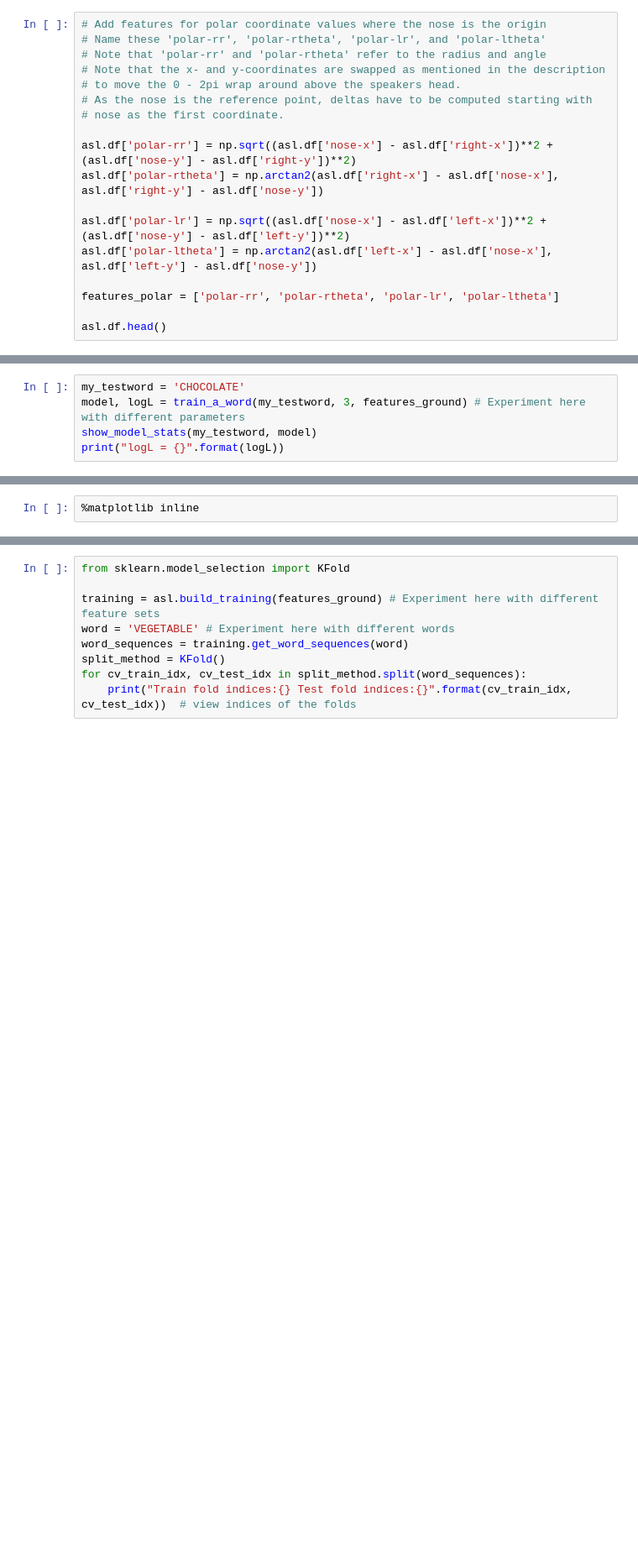
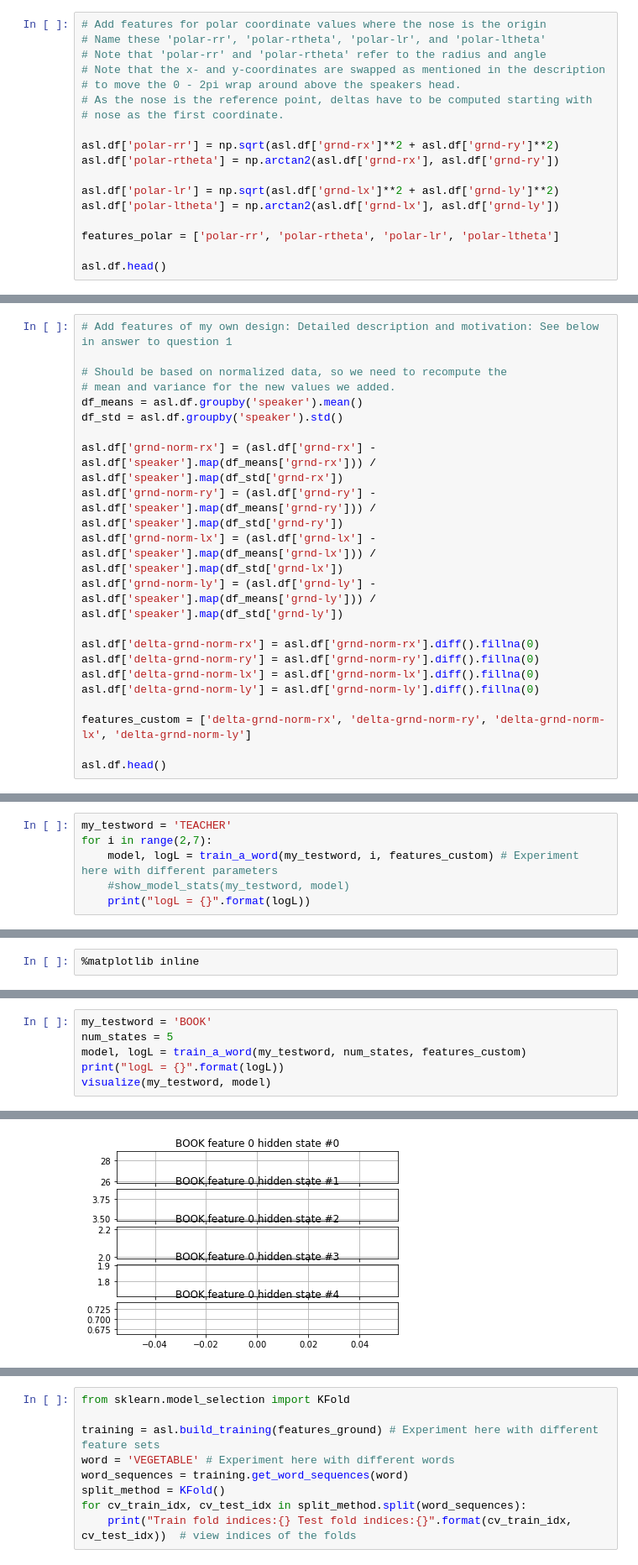
Before and after one commit to CarstenIsert/AIND-Recognizer, a Jupyter notebook: asl_recognizer.ipynb, the cells around one changed output, grey strips where cells are left out. Shown at 84% size. Cells and saved outputs as stored; diff of their text form; blank space fills up the shorter version.

Commit message:
Implemented custom features: Normalized deltas. Experiemnted.

```diff
--- a/asl_recognizer.ipynb
+++ b/asl_recognizer.ipynb
@@ -230,11 +230,11 @@ asl.df.head()
 # As the nose is the reference point, deltas have to be computed starting with
 # nose as the first coordinate.
 
-asl.df['polar-rr'] = np.sqrt((asl.df['nose-x'] - asl.df['right-x'])**2 + (asl.df['nose-y'] - asl.df['right-y'])**2)
-asl.df['polar-rtheta'] = np.arctan2(asl.df['right-x'] - asl.df['nose-x'], asl.df['right-y'] - asl.df['nose-y'])
+asl.df['polar-rr'] = np.sqrt(asl.df['grnd-rx']**2 + asl.df['grnd-ry']**2)
+asl.df['polar-rtheta'] = np.arctan2(asl.df['grnd-rx'], asl.df['grnd-ry'])
 
-asl.df['polar-lr'] = np.sqrt((asl.df['nose-x'] - asl.df['left-x'])**2 + (asl.df['nose-y'] - asl.df['left-y'])**2)
-asl.df['polar-ltheta'] = np.arctan2(asl.df['left-x'] - asl.df['nose-x'], asl.df['left-y'] - asl.df['nose-y'])
+asl.df['polar-lr'] = np.sqrt(asl.df['grnd-lx']**2 + asl.df['grnd-ly']**2)
+asl.df['polar-ltheta'] = np.arctan2(asl.df['grnd-lx'], asl.df['grnd-ly'])
 
 features_polar = ['polar-rr', 'polar-rtheta', 'polar-lr', 'polar-ltheta']
 
@@ -282,0 +271,21 @@ asl.df.head()
+# %%
+# Add features of my own design: Detailed description and motivation: See below in answer to question 1
+
+# Should be based on normalized data, so we need to recompute the
+# mean and variance for the new values we added.
+df_means = asl.df.groupby('speaker').mean()
+df_std = asl.df.groupby('speaker').std()
+
+asl.df['grnd-norm-rx'] = (asl.df['grnd-rx'] - asl.df['speaker'].map(df_means['grnd-rx'])) / asl.df['speaker'].map(df_std['grnd-rx'])
+asl.df['grnd-norm-ry'] = (asl.df['grnd-ry'] - asl.df['speaker'].map(df_means['grnd-ry'])) / asl.df['speaker'].map(df_std['grnd-ry'])
+asl.df['grnd-norm-lx'] = (asl.df['grnd-lx'] - asl.df['speaker'].map(df_means['grnd-lx'])) / asl.df['speaker'].map(df_std['grnd-lx'])
+asl.df['grnd-norm-ly'] = (asl.df['grnd-ly'] - asl.df['speaker'].map(df_means['grnd-ly'])) / asl.df['speaker'].map(df_std['grnd-ly'])
+
+asl.df['delta-grnd-norm-rx'] = asl.df['grnd-norm-rx'].diff().fillna(0)
+asl.df['delta-grnd-norm-ry'] = asl.df['grnd-norm-ry'].diff().fillna(0)
+asl.df['delta-grnd-norm-lx'] = asl.df['grnd-norm-lx'].diff().fillna(0)
+asl.df['delta-grnd-norm-ly'] = asl.df['grnd-norm-ly'].diff().fillna(0)
+
+features_custom = ['delta-grnd-norm-rx', 'delta-grnd-norm-ry', 'delta-grnd-norm-lx', 'delta-grnd-norm-ly']
+
+asl.df.head()
@@ -356,7 +413,8 @@ show_model_stats(demoword, model)
 ##### Try it!
 Experiment by changing the feature set, word, and/or num_hidden_states values in the next cell to see changes in values.
 # %%
-my_testword = 'CHOCOLATE'
-model, logL = train_a_word(my_testword, 3, features_ground) # Experiment here with different parameters
-show_model_stats(my_testword, model)
-print("logL = {}".format(logL))
+my_testword = 'TEACHER'
+for i in range(2,7):
+    model, logL = train_a_word(my_testword, i, features_custom) # Experiment here with different parameters
+    #show_model_stats(my_testword, model)
+    print("logL = {}".format(logL))
@@ -393,0 +526,7 @@ visualize(my_testword, model)
+# %%
+my_testword = 'BOOK'
+num_states = 5
+model, logL = train_a_word(my_testword, num_states, features_custom)
+print("logL = {}".format(logL))
+visualize(my_testword, model)
+# %% [output]
@@ -393,0 +534 @@ visualize(my_testword, model)
+[figure, added]
```
Also changed, not shown: parts of 17 cells of this notebook.
